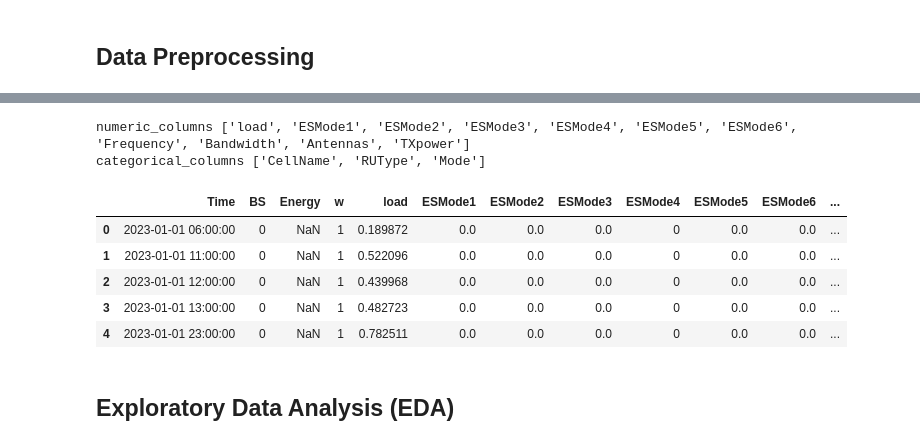
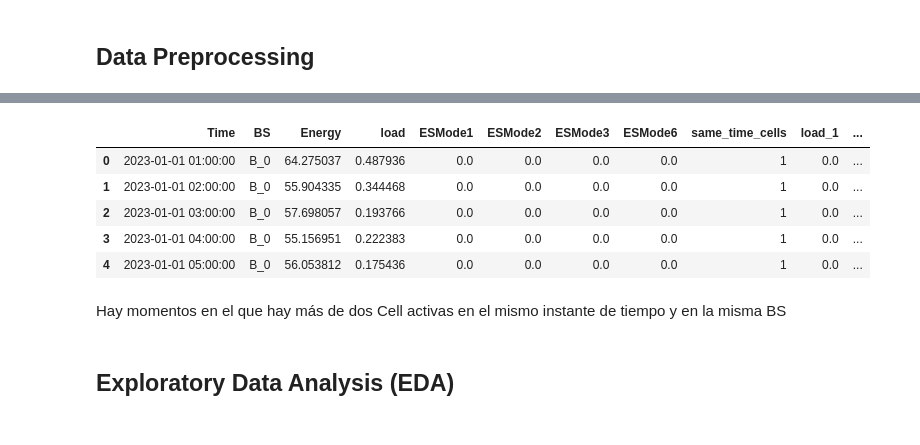
Before and after one commit to Jimateo/AI-ML-for-5G-Energy-Consumption-Modelling, a Jupyter notebook: Prueba_Tecnica_Laude.ipynb, the cells around one changed output, grey strips where cells are left out. Cells and saved outputs as stored; diff of their text form; code cells hidden in the pictures.

```diff
--- a/Prueba_Tecnica_Laude.ipynb
+++ b/Prueba_Tecnica_Laude.ipynb
@@ -23,51 +155,32 @@ for df in [df_BS_info, df_CL_data, df_EC_data]:
 # %%
-from sklearn.preprocessing import LabelEncoder
-
 df_merge = (
-    pd.merge(df_CL_data, df_BS_info, on=['BS', 'CellName'], how='left')
+    pd.merge(df_CL_merge, base_station_info, on=['BS', 'CellName'], how='left')
 )
 
-numeric_columns = df_merge.select_dtypes(include=['float64', 'int64']).columns.tolist()
-categorical_columns = df_merge.select_dtypes(include=['object']).columns.tolist()[1:]
-
-print(f'numeric_columns {numeric_columns}')
-print(f'categorical_columns {categorical_columns}')
-
-df_merge_categorical = pd.get_dummies(df_merge[categorical_columns], prefix=categorical_columns, drop_first=False)
-
-df_merge_CL_BS= pd.concat([df_merge, df_merge_categorical], axis=1)
-
-df_merge_CL_BS = df_merge_CL_BS.drop(columns=categorical_columns)
-
-df_merge_CL_BS = df_merge_CL_BS.sort_values(by=["BS", "Time"])
-df_merge_CL_BS.reset_index(drop=True, inplace=True)
-
 df_merge_total = (
-    pd.merge(df_EC_data, df_merge_CL_BS, on=['BS', 'Time'], how='left')
+    pd.merge(df_EC_data, df_merge, on=['BS', 'Time'], how='left')
 )
 
 df_merge_total = df_merge_total.sort_values(by=["BS", "Time"])
 df_merge_total.reset_index(drop=True, inplace=True)
 
 df_prediction_total = (
-    pd.merge(df_prediction, df_merge_CL_BS, on=['BS', 'Time'], how='left')
+    pd.merge(df_prediction, df_merge, on=['BS', 'Time'], how='left')
 )
 
-le = LabelEncoder()
-df_prediction_total['BS'] = le.fit_transform(df_prediction_total['BS'])
-df_merge_total['BS'] = le.fit_transform(df_merge_total['BS'])
+df_merge_total.drop(columns=["CellName"],inplace=True)
+df_prediction_total.drop(columns=["CellName"],inplace=True)
 
-
-df_prediction_total.head()
+df_merge_total.head()
 # %% [output]
-numeric_columns ['load', 'ESMode1', 'ESMode2', 'ESMode3', 'ESMode4', 'ESMode5', 'ESMode6', 'Frequency', 'Bandwidth', 'Antennas', 'TXpower']
-categorical_columns ['CellName', 'RUType', 'Mode']
-|  | Time | BS | Energy | w | load | ESMode1 | ESMode2 | ESMode3 | ESMode4 | ESMode5 | ESMode6 | ... |
-| 0 | 2023-01-01 06:00:00 | 0 | NaN | 1 | 0.189872 | 0.0 | 0.0 | 0.0 | 0 | 0.0 | 0.0 | ... |
-| 1 | 2023-01-01 11:00:00 | 0 | NaN | 1 | 0.522096 | 0.0 | 0.0 | 0.0 | 0 | 0.0 | 0.0 | ... |
-| 2 | 2023-01-01 12:00:00 | 0 | NaN | 1 | 0.439968 | 0.0 | 0.0 | 0.0 | 0 | 0.0 | 0.0 | ... |
-| 3 | 2023-01-01 13:00:00 | 0 | NaN | 1 | 0.482723 | 0.0 | 0.0 | 0.0 | 0 | 0.0 | 0.0 | ... |
-| 4 | 2023-01-01 23:00:00 | 0 | NaN | 1 | 0.782511 | 0.0 | 0.0 | 0.0 | 0 | 0.0 | 0.0 | ... |
+|  | Time | BS | Energy | load | ESMode1 | ESMode2 | ESMode3 | ESMode6 | same_time_cells | load_1 | ... |
+| 0 | 2023-01-01 01:00:00 | B_0 | 64.275037 | 0.487936 | 0.0 | 0.0 | 0.0 | 0.0 | 1 | 0.0 | ... |
+| 1 | 2023-01-01 02:00:00 | B_0 | 55.904335 | 0.344468 | 0.0 | 0.0 | 0.0 | 0.0 | 1 | 0.0 | ... |
+| 2 | 2023-01-01 03:00:00 | B_0 | 57.698057 | 0.193766 | 0.0 | 0.0 | 0.0 | 0.0 | 1 | 0.0 | ... |
+| 3 | 2023-01-01 04:00:00 | B_0 | 55.156951 | 0.222383 | 0.0 | 0.0 | 0.0 | 0.0 | 1 | 0.0 | ... |
+| 4 | 2023-01-01 05:00:00 | B_0 | 56.053812 | 0.175436 | 0.0 | 0.0 | 0.0 | 0.0 | 1 | 0.0 | ... |
+# %% [markdown]
+Hay momentos en el que hay más de dos Cell activas en el mismo instante de tiempo y en la misma BS
 # %% [markdown]
 ## Exploratory Data Analysis (EDA)
 # %% [markdown]
```
Also changed, not shown: parts of 41 cells of this notebook.
